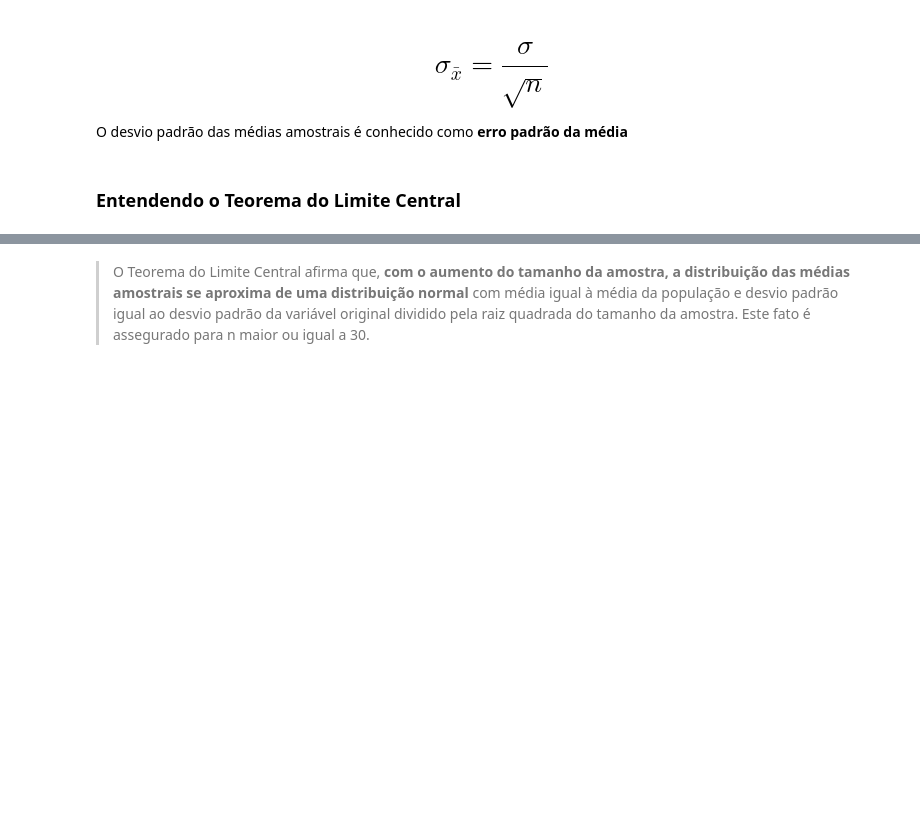
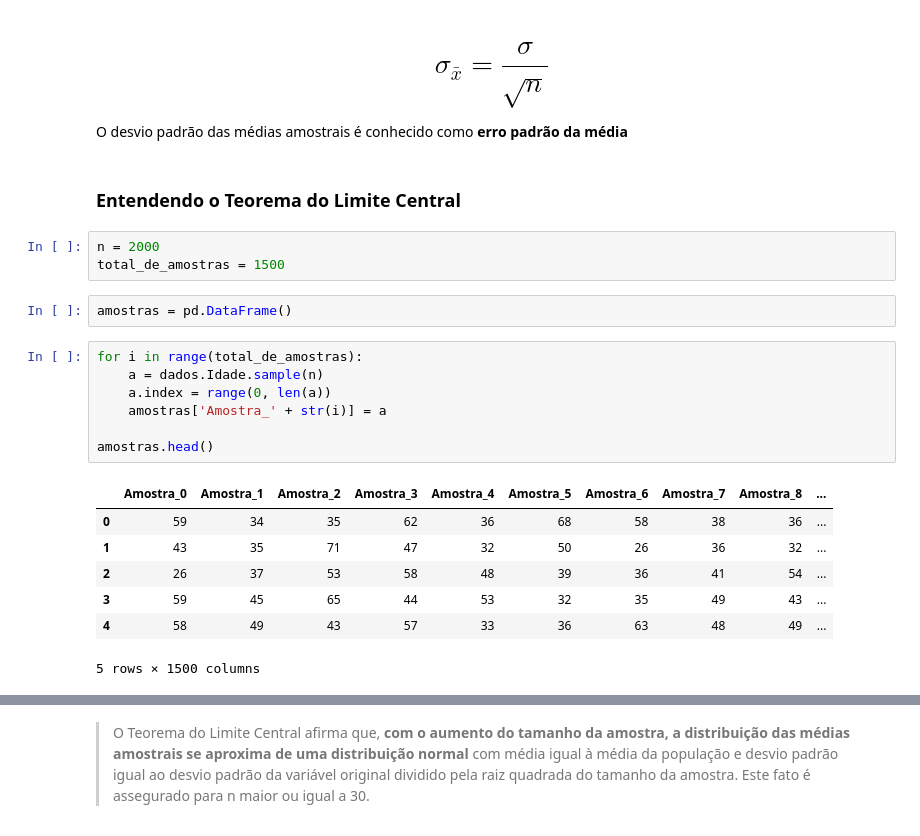
Before and after one commit to Lyarkh/Estatistica_com_python, a Jupyter notebook: 02 - Probabilidade_e_amostragem/Probabilidade_e_amostragem.ipynb, the cells around one changed output, grey strips where cells are left out. Drawn from its saved outputs; the diff is of its cells as text; blank space fills up the shorter version.

```diff
--- a/02 - Probabilidade_e_amostragem/Probabilidade_e_amostragem.ipynb
+++ b/02 - Probabilidade_e_amostragem/Probabilidade_e_amostragem.ipynb
@@ -744,3 +774,23 @@ Suponha que os pesos dos sacos de arroz de uma indústria alimentícia se distri
 O desvio padrão das médias amostrais é conhecido como **erro padrão da média**
 # %% [markdown]
 ### Entendendo o Teorema do Limite Central
+# %%
+n = 2000
+total_de_amostras = 1500
+# %%
+amostras = pd.DataFrame()
+# %%
+for i in range(total_de_amostras):
+    a = dados.Idade.sample(n)
+    a.index = range(0, len(a))
+    amostras['Amostra_' + str(i)] = a
+
+amostras.head()
+# %% [output]
+|  | Amostra_0 | Amostra_1 | Amostra_2 | Amostra_3 | Amostra_4 | Amostra_5 | Amostra_6 | Amostra_7 | Amostra_8 | ... |
+| 0 | 59 | 34 | 35 | 62 | 36 | 68 | 58 | 38 | 36 | ... |
+| 1 | 43 | 35 | 71 | 47 | 32 | 50 | 26 | 36 | 32 | ... |
+| 2 | 26 | 37 | 53 | 58 | 48 | 39 | 36 | 41 | 54 | ... |
+| 3 | 59 | 45 | 65 | 44 | 53 | 32 | 35 | 49 | 43 | ... |
+| 4 | 58 | 49 | 43 | 57 | 33 | 36 | 63 | 48 | 49 | ... |
+5 rows × 1500 columns
```
Also changed, not shown: parts of 29 cells of this notebook.
